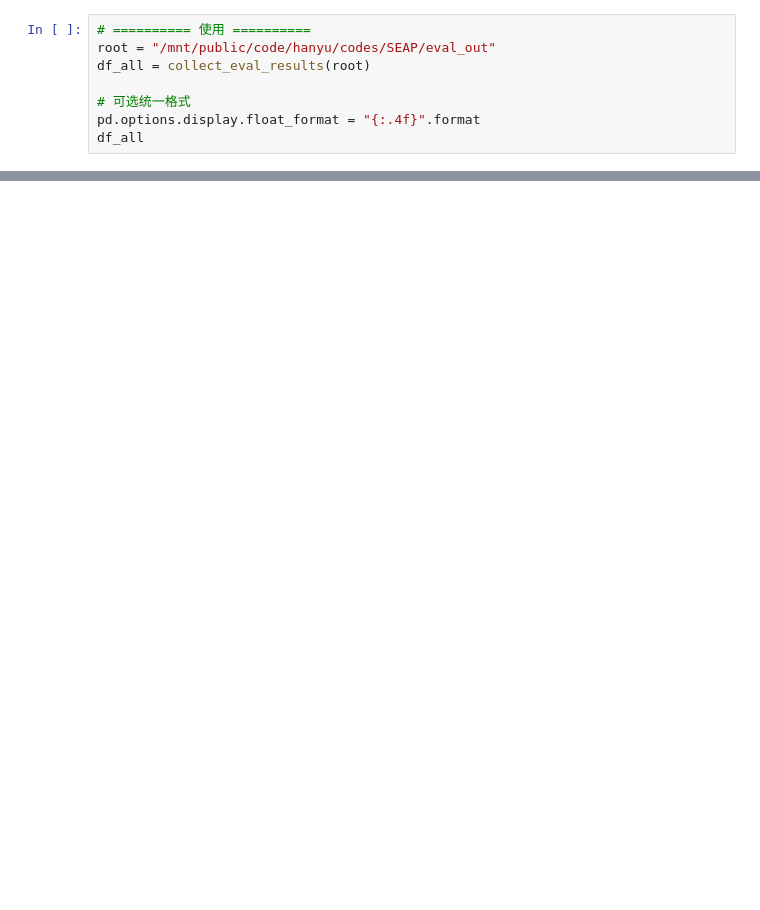
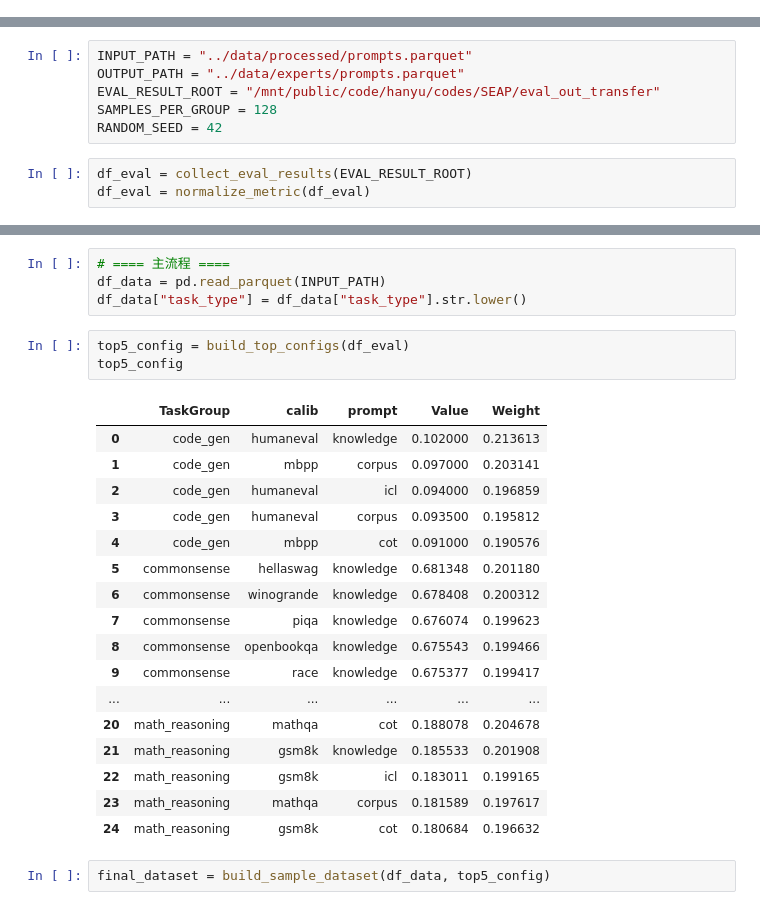
Before and after one commit to IAAR-Shanghai/SEAP, a Jupyter notebook: notebook/0_analysis.ipynb, the cells around one changed output, grey strips where cells are left out. Saved outputs shown, nothing was run; the diff lists cells and outputs as text; blank space fills up the shorter version.

```diff
--- a/notebook/0_analysis.ipynb
+++ b/notebook/0_analysis.ipynb
@@ -137,8 +0,0 @@ def collect_eval_results(root_dir, patterns=None):
-# %%
-# ========== 使用 ==========
-root = "/mnt/public/code/hanyu/codes/SEAP/eval_out"
-df_all = collect_eval_results(root)
-
-# 可选统一格式
-pd.options.display.float_format = "{:.4f}".format
-df_all
@@ -281,0 +17,9 @@ plot_prompt_heatmap(df_all, prompt_type="icl", model_name="Llama-2-7b-hf")    #
+# %%
+INPUT_PATH = "../data/processed/prompts.parquet"
+OUTPUT_PATH = "../data/experts/prompts.parquet"
+EVAL_RESULT_ROOT = "/mnt/public/code/hanyu/codes/SEAP/eval_out_transfer"
+SAMPLES_PER_GROUP = 128
+RANDOM_SEED = 42
+# %%
+df_eval = collect_eval_results(EVAL_RESULT_ROOT)
+df_eval = normalize_metric(df_eval)
@@ -281,0 +40,27 @@ plot_prompt_heatmap(df_all, prompt_type="icl", model_name="Llama-2-7b-hf")    #
+# %%
+# ==== 主流程 ====
+df_data = pd.read_parquet(INPUT_PATH)
+df_data["task_type"] = df_data["task_type"].str.lower()
+# %%
+top5_config = build_top_configs(df_eval)
+top5_config
+# %% [output]
+|  | TaskGroup | calib | prompt | Value | Weight |
+| 0 | code_gen | humaneval | knowledge | 0.102000 | 0.213613 |
+| 1 | code_gen | mbpp | corpus | 0.097000 | 0.203141 |
+| 2 | code_gen | humaneval | icl | 0.094000 | 0.196859 |
+| 3 | code_gen | humaneval | corpus | 0.093500 | 0.195812 |
+| 4 | code_gen | mbpp | cot | 0.091000 | 0.190576 |
+| 5 | commonsense | hellaswag | knowledge | 0.681348 | 0.201180 |
+| 6 | commonsense | winogrande | knowledge | 0.678408 | 0.200312 |
+| 7 | commonsense | piqa | knowledge | 0.676074 | 0.199623 |
+| 8 | commonsense | openbookqa | knowledge | 0.675543 | 0.199466 |
+| 9 | commonsense | race | knowledge | 0.675377 | 0.199417 |
+| ... | ... | ... | ... | ... | ... |
+| 20 | math_reasoning | mathqa | cot | 0.188078 | 0.204678 |
+| 21 | math_reasoning | gsm8k | knowledge | 0.185533 | 0.201908 |
+| 22 | math_reasoning | gsm8k | icl | 0.183011 | 0.199165 |
+| 23 | math_reasoning | mathqa | corpus | 0.181589 | 0.197617 |
+| 24 | math_reasoning | gsm8k | cot | 0.180684 | 0.196632 |
+# %%
+final_dataset = build_sample_dataset(df_data, top5_config)
```
Also changed, not shown: parts of 14 cells of this notebook, 32 other files.
